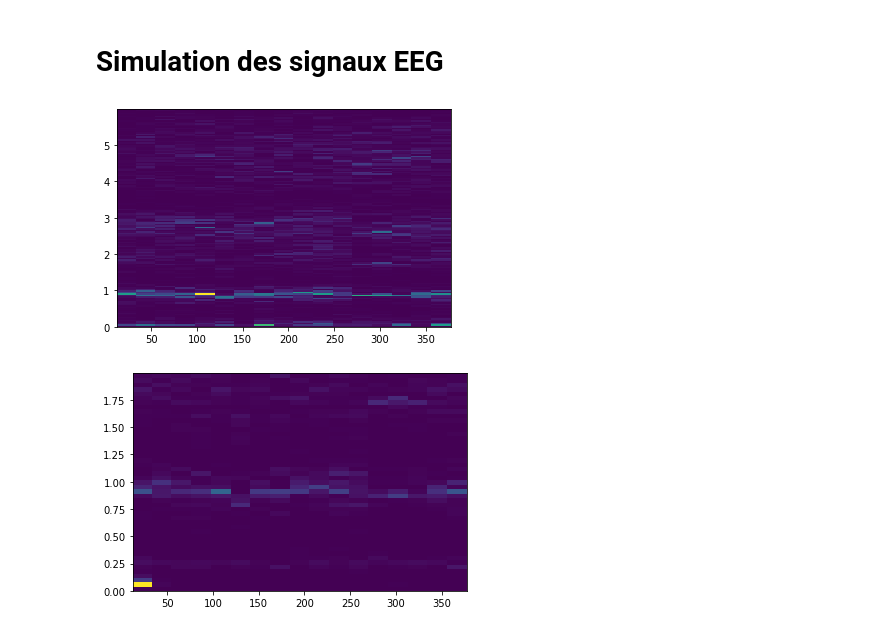
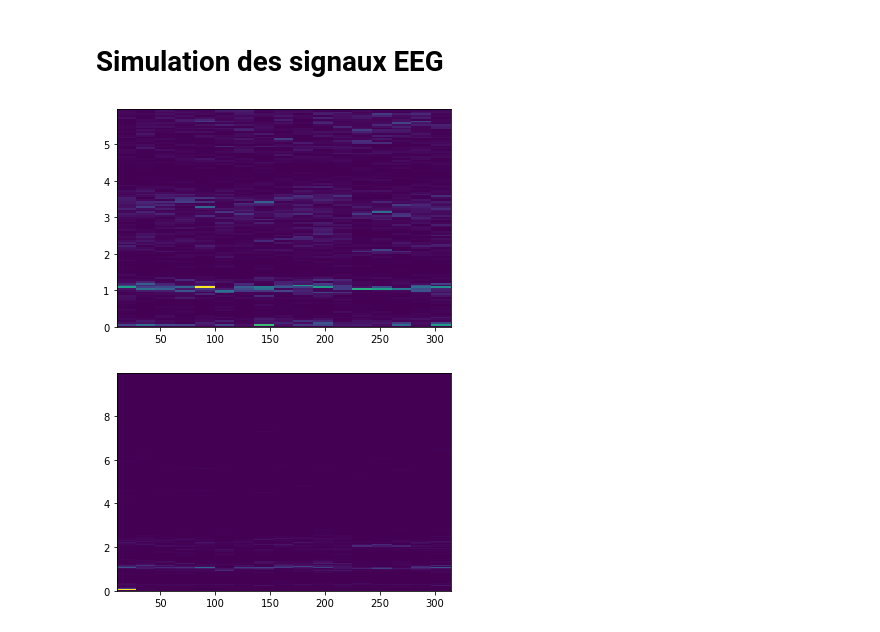
Before and after one commit to MaximeCaute/TraitementSignauxEEG, a Jupyter notebook: Notebooks/TestsSolveurTransportOptimal.ipynb, the cells around one changed output. Cells and saved outputs as stored; diff of their text form; code cells hidden in the pictures.

```diff
--- a/Notebooks/TestsSolveurTransportOptimal.ipynb
+++ b/Notebooks/TestsSolveurTransportOptimal.ipynb
@@ -179,7 +179,7 @@ On définit ici plusieurs signaux de base pour pouvoir les manipuler.
 # Sample frequency
 fs = 10e4
 # Values amount
-N = 10000
+N = 100000
 # Time
 T = np.arange(N) / fs
 
@@ -596,23 +596,23 @@ On note que la précision faiblit fortement. **Cependant**, il est à noter que
 # %%
 import h5py
 eeg_examples_file = '../EEG_Data/example_BCG_artifact.mat'
 
 with h5py.File(eeg_examples_file, 'r') as f:
     ecg_mat = f['ecg']
     eeg_c_mat = f['eeg_c']
     eeg_fp_mat = f['eeg_fp']
     eeg_o_mat = f['eeg_fp']
     eeg_p_mat = f['eeg_p']
 
     ecg_signal = np.array([v[0] for v in ecg_mat])
     eeg_fp_signal = np.array([v[0] for v in eeg_c_mat])
 
-    ffp, tfp, Sfp =get_spectrogram(eeg_fp_signal, fs=10e2/6, fmax = 6, nperseg = 4096)
+    ffp, tfp, Sfp =get_spectrogram(eeg_fp_signal, fs=200, fmax = 6, nperseg = 4096)
     plt.pcolormesh(tfp,ffp,Sfp)
     plt.show()
-    fc, tc, Sc =get_spectrogram(ecg_signal, fs=10e2/6, fmax = 2, nperseg = 4096)
+    fc, tc, Sc =get_spectrogram(ecg_signal, fs=200, fmax = 10, nperseg = 4096)
     plt.pcolormesh(tc,fc,Sc)
     plt.show()
 # %% [output]
-[figure, old version]
+[figure, new version]
-[figure, old version]
+[figure, new version]
```
Also changed, not shown: parts of 6 cells of this notebook, 1 other file.
